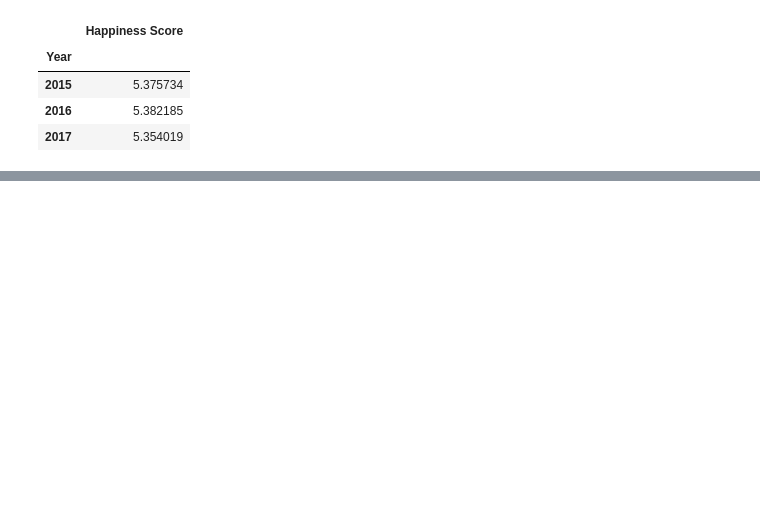
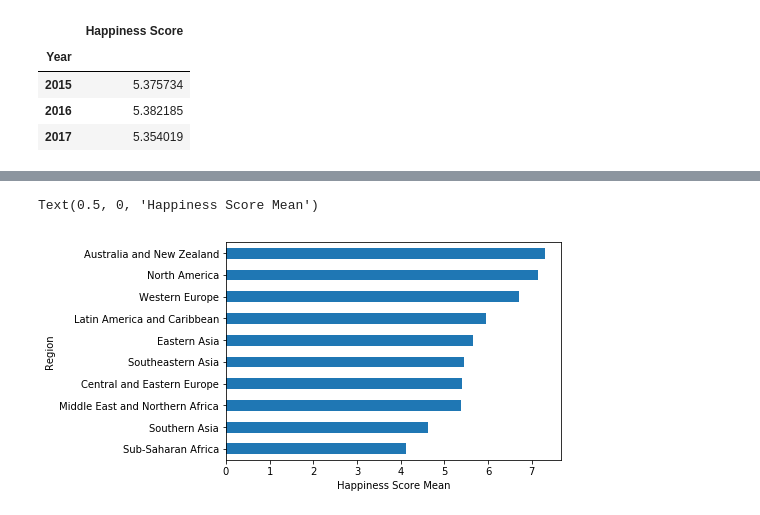
Before and after one commit to taanila/tilastoapu, a Jupyter notebook: pivot.ipynb, the cells around one changed output, grey strips where cells are left out. Drawn from its saved outputs; the diff is of its cells as text; code cells hidden in the pictures; blank space fills up the shorter version.

Commit message:
Pivot-taulukoita Pythonilla

```diff
--- a/pivot.ipynb
+++ b/pivot.ipynb
@@ -18,0 +17,4 @@ data.head()
+# %%
+#Avaan datan
+df=pd.read_excel('http://taanila.fi/happy.xlsx')
+df.head()
@@ -28 +55,10 @@ data.pivot_table(values = 'Happiness Score', index = 'Year')
+# %%
+#Sama vaakapylväinä:
+ax = df[df['Year']==2017].pivot_table(values='Happiness Score',
+                index='Region').sort_values('Happiness Score').plot.barh(legend=False)
+
+ax.set_xlabel('Happiness Score Mean')
+# %% [output]
+Text(0.5, 0, 'Happiness Score Mean')
+[figure, added]
 # %%
```
Also changed, not shown: parts of 19 cells of this notebook.
